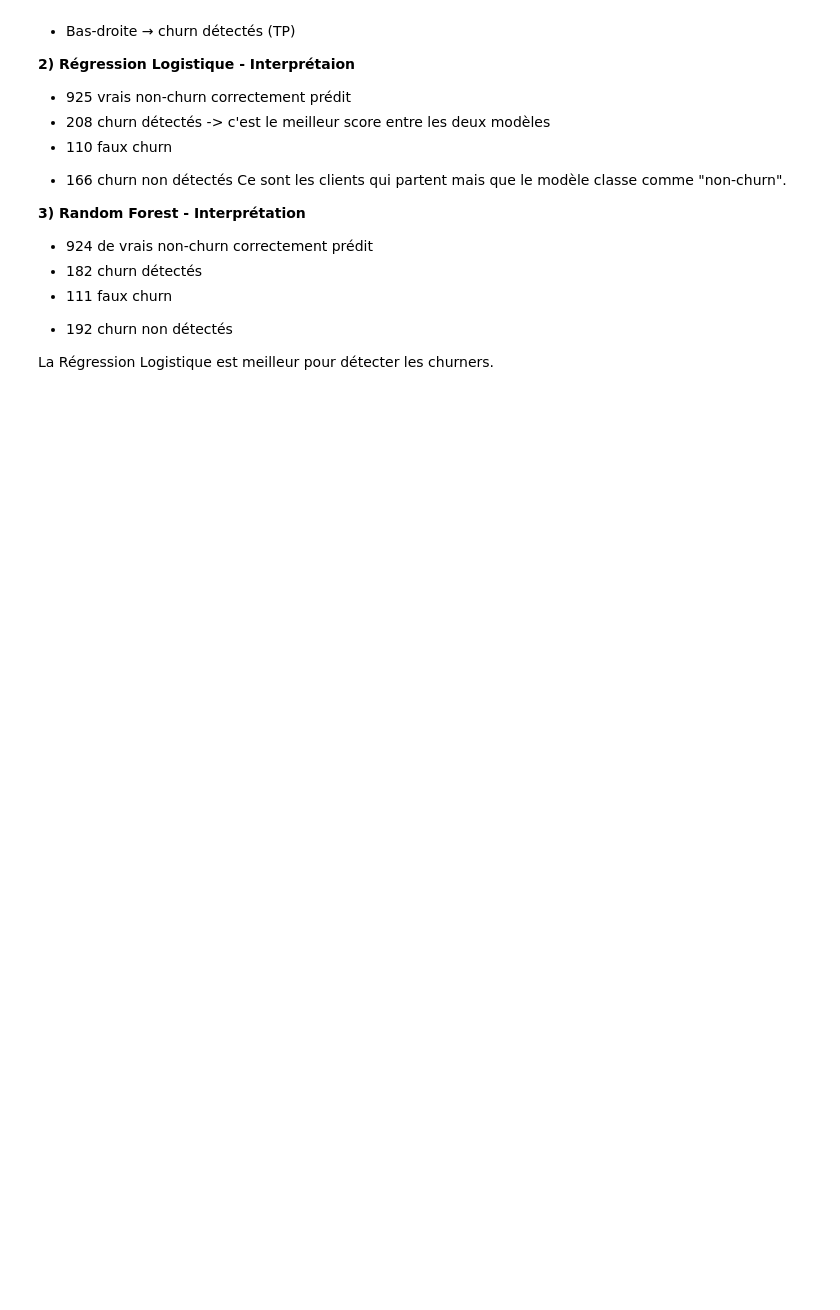
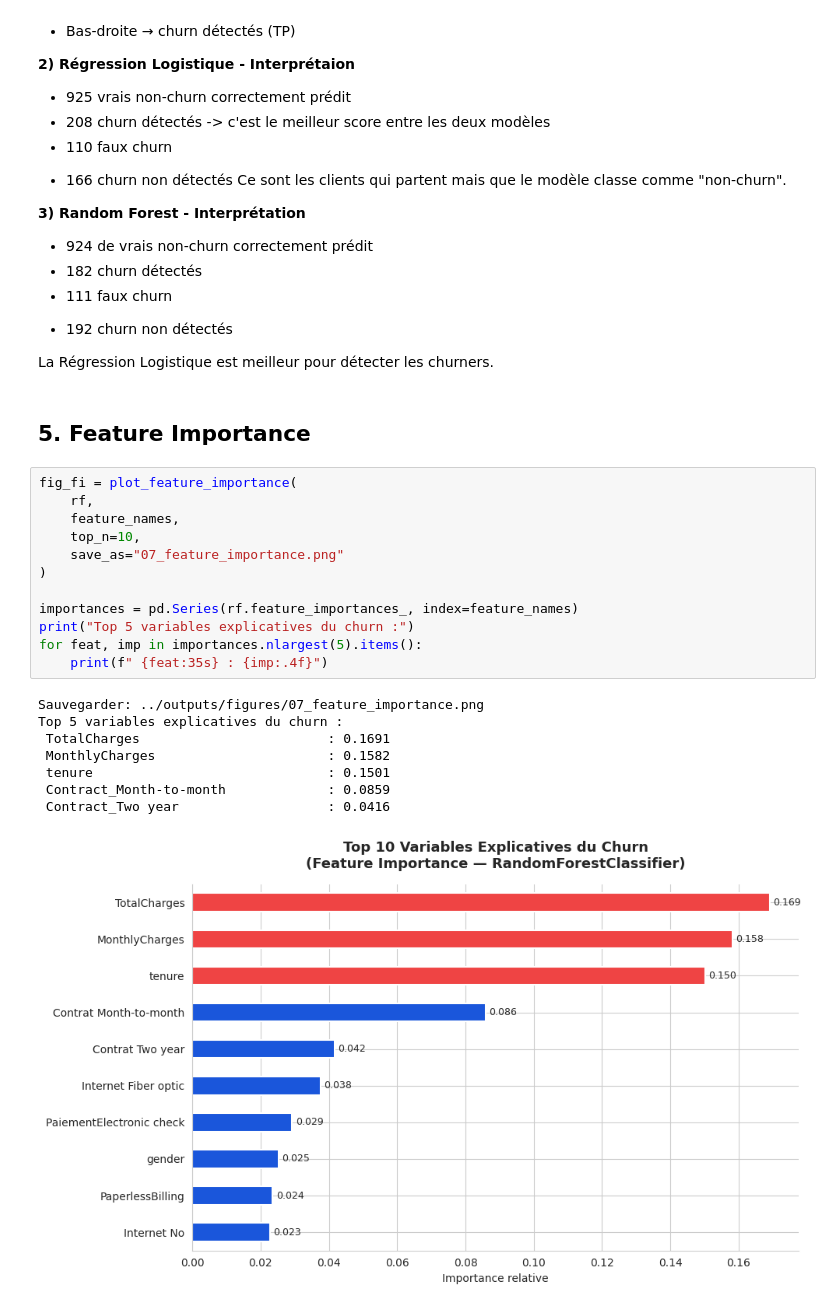
Before and after one commit to Haja-rabemananjara/Churn_Client_T-l-com, a Jupyter notebook: notebooks/05_machine_learning.ipynb, the cells around one changed output. Saved outputs shown, nothing was run; the diff lists cells and outputs as text; blank space fills up the shorter version.

Commit message:
feat: creation visuelle feature Importance

```diff
--- a/notebooks/05_machine_learning.ipynb
+++ b/notebooks/05_machine_learning.ipynb
@@ -276,3 +277,26 @@ Ce sont les clients qui partent mais que le modèle classe comme "non-churn".
 * 192 churn non détectés
 
 La Régression Logistique est meilleur pour détecter les churners.
+# %% [markdown]
+## 5. Feature Importance
+# %%
+fig_fi = plot_feature_importance(
+    rf,
+    feature_names,
+    top_n=10,
+    save_as="07_feature_importance.png"
+)
+
+importances = pd.Series(rf.feature_importances_, index=feature_names)
+print("Top 5 variables explicatives du churn :")
+for feat, imp in importances.nlargest(5).items():
+    print(f" {feat:35s} : {imp:.4f}")
+# %% [output]
+Sauvegarder: ../outputs/figures/07_feature_importance.png
+Top 5 variables explicatives du churn :
+ TotalCharges                        : 0.1691
+ MonthlyCharges                      : 0.1582
+ tenure                              : 0.1501
+ Contract_Month-to-month             : 0.0859
+ Contract_Two year                   : 0.0416
+[figure, added]
```
Also changed, not shown: parts of 1 cell of this notebook, 1 other file.
